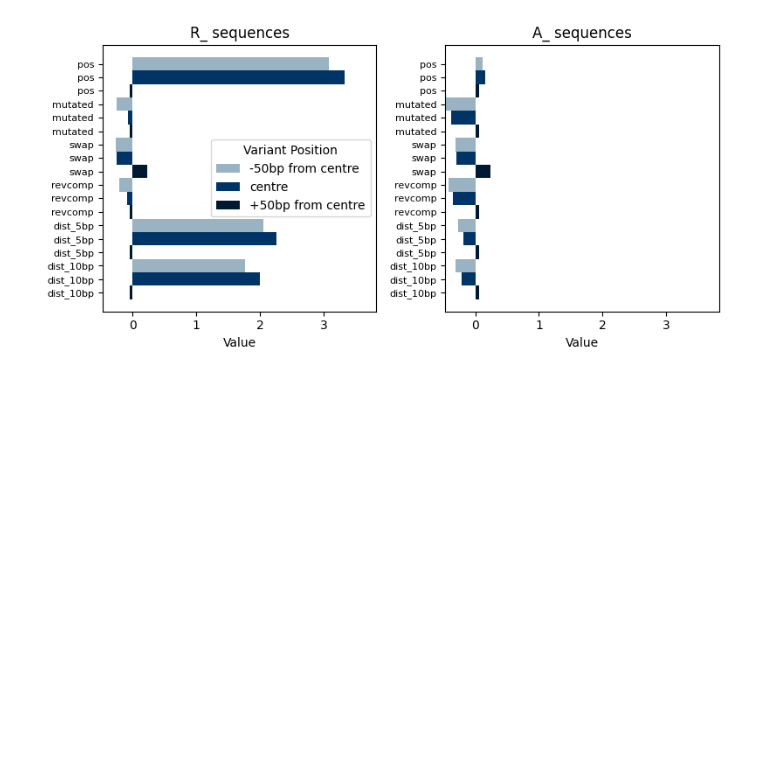
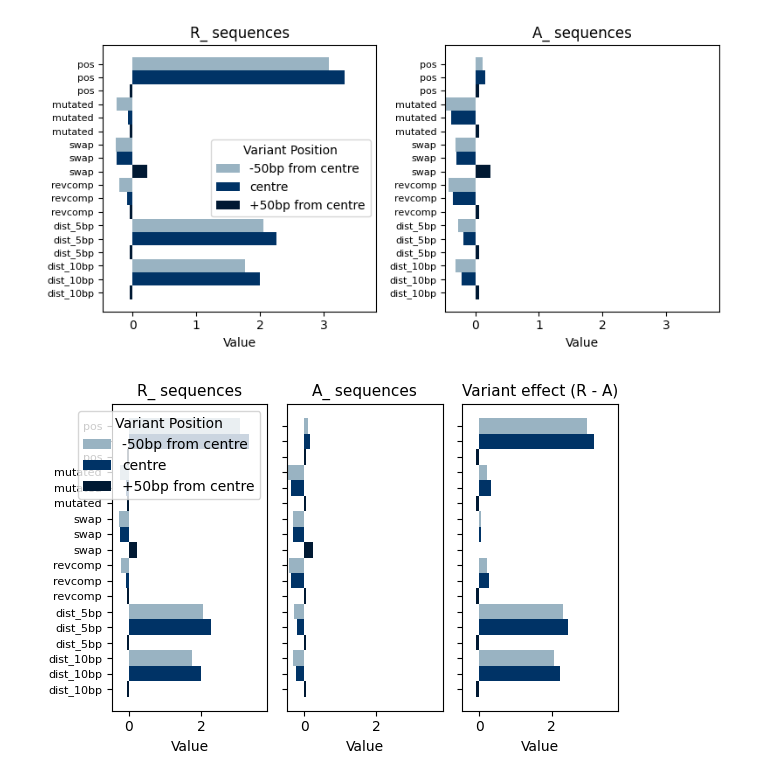
Before and after one commit to de-Boer-Lab/position-mpra, a Jupyter notebook: src/ism_variant_effects/plot_bars.ipynb, the cells around one changed output. Drawn from its saved outputs; the diff is of its cells as text; code cells hidden in the pictures; blank space fills up the shorter version.

```diff
--- a/src/ism_variant_effects/plot_bars.ipynb
+++ b/src/ism_variant_effects/plot_bars.ipynb
@@ -322,3 +322,62 @@ plt.savefig(
 plt.show()
 # %% [output]
 [figure]
+# %%
+import matplotlib.pyplot as plt
+import matplotlib.patches as mpatches
+import numpy as np
+
+# --- Merge R_ and A_ for difference ---
+merged = R_df.merge(
+    A_df,
+    on=["source", "pos_type", "source_sort", "pos_sort"],
+    suffixes=("_R", "_A")
+)
+
+merged["variant_effect"] = merged["original_pred_R"] - merged["original_pred_A"]
+
+# New limits for third panel (variant effect)
+# x_min_diff = merged["variant_effect"].min()
+# x_max_diff = merged["variant_effect"].max()
+
+def plot_group(ax, df, group_name, values, colors=None):
+    y = np.arange(len(df))
+    ax.barh(y, values, color=colors if colors is not None else df["color"], height=1.0, align="edge")
+
+    ax.set_yticks(y + 0.5)
+    ax.set_yticklabels(df["source"], fontsize=8)
+    ax.invert_yaxis()
+    ax.set_xlabel("Value")
+    ax.set_title(group_name, fontsize=11)
+
+    if group_name == "R_ sequences":
+        handles = [
+            mpatches.Patch(facecolor="#99B3C2", label="-50bp from centre"),
+            mpatches.Patch(facecolor="#003366", label="centre"),
+            mpatches.Patch(facecolor="#001933", label="+50bp from centre"),
+        ]
+        ax.legend(handles=handles, title="Variant Position", loc="best")
+
+# --- Plot 3 panels ---
+fig, (ax1, ax2, ax3) = plt.subplots(
+    1, 3,
+    figsize=(6, max(4, max(len(R_df), len(A_df)) * 0.2)),
+    sharey=True
+)
+
+plot_group(ax1, R_df, "R_ sequences", R_df["original_pred"], colors=R_df["color"])
+plot_group(ax2, A_df, "A_ sequences", A_df["original_pred"], colors=A_df["color"])
+plot_group(ax3, merged, "Variant effect (R - A)", merged["variant_effect"], colors=A_df["color"])
+
+ax1.set_xlim(x_min, x_max)
+ax2.set_xlim(x_min, x_max)
+ax3.set_xlim(x_min, x_max)
+
+plt.tight_layout()
+plt.savefig(
+    "/scratch/st-cdeboer-1/sambina/position_mpra/outputs/ISM/bars_with_variant_effect.svg",
+    format="svg"
+)
+plt.show()
+# %% [output]
+[figure, added]
```
Also changed, not shown: parts of 1 cell of this notebook, 38 other files.
